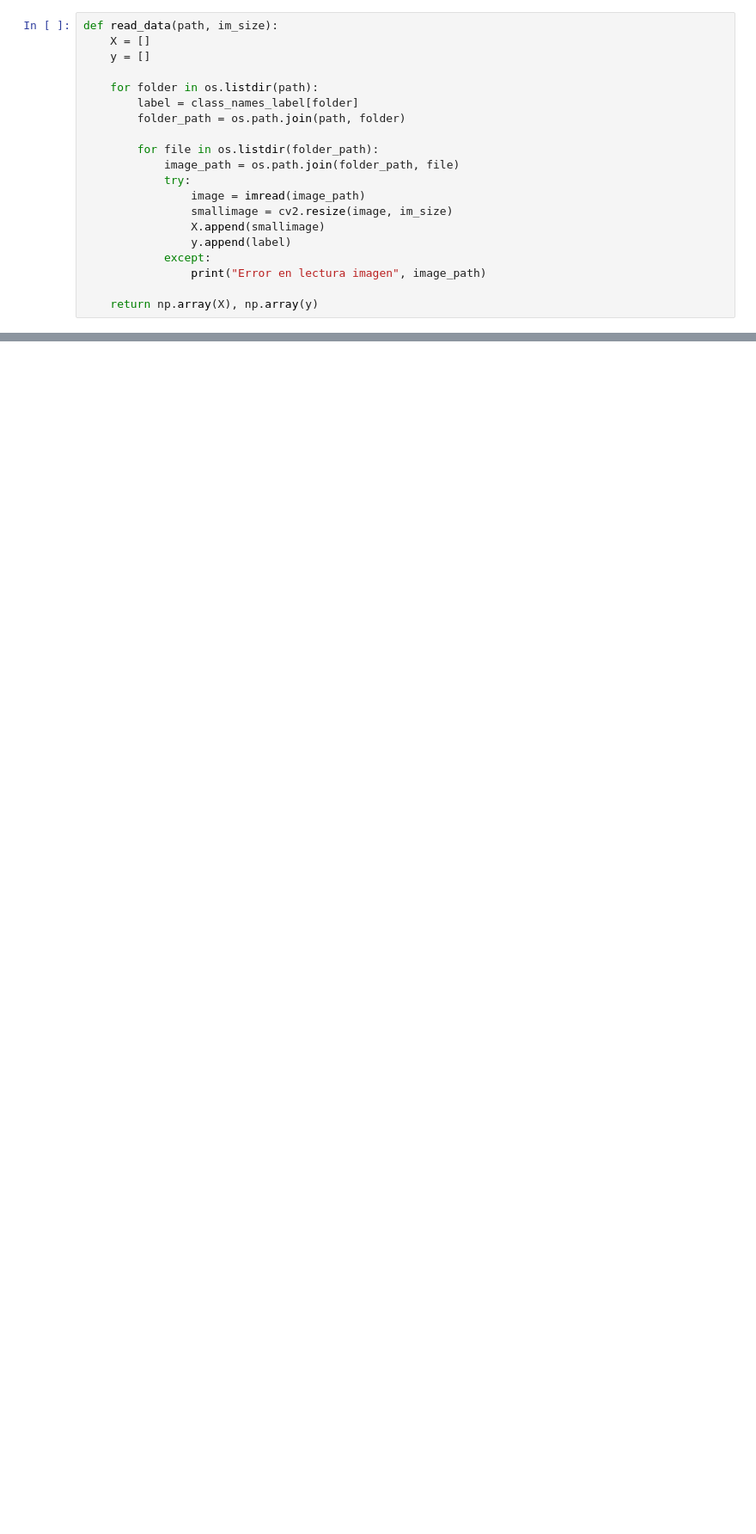
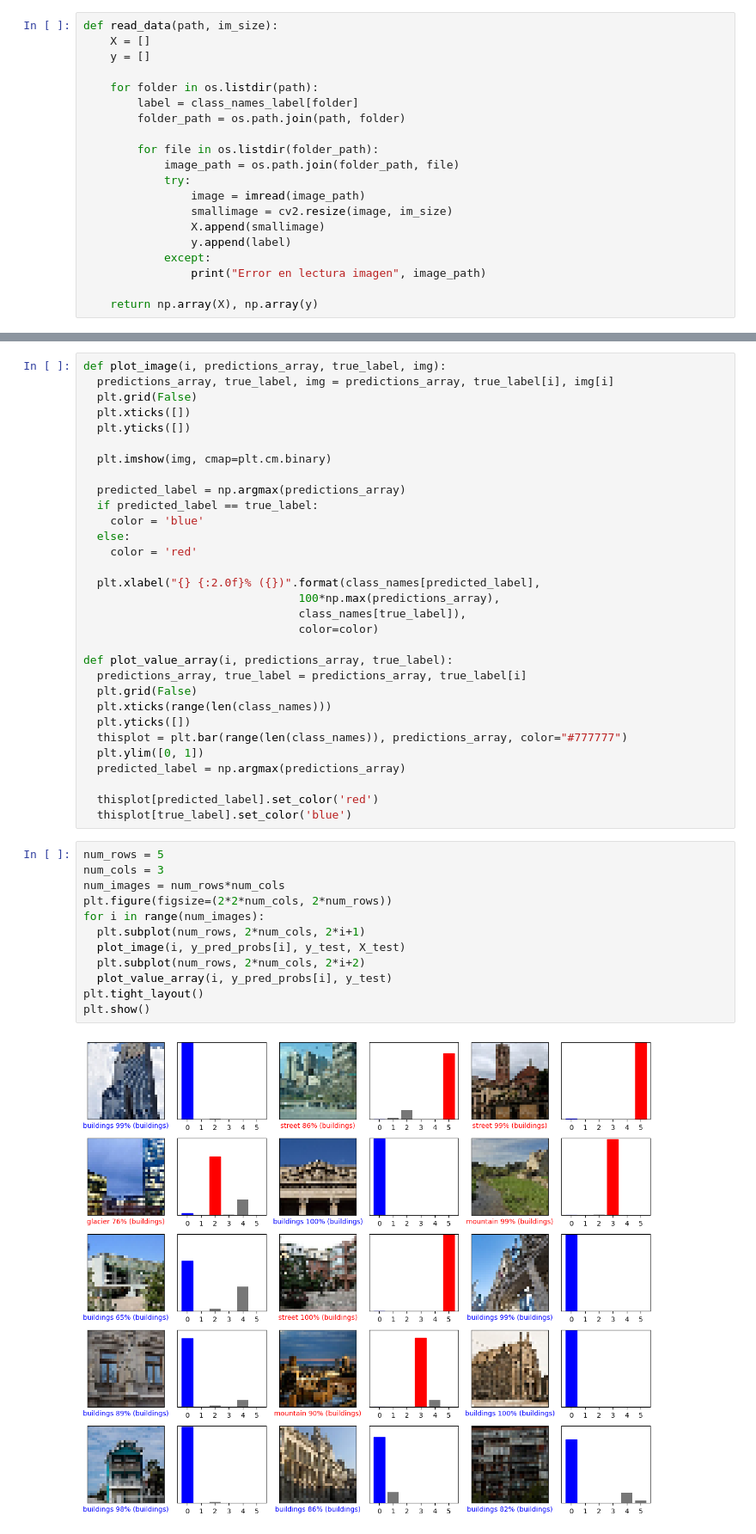
Before and after one commit to InigoLopez1999/2503_dsft_thebridge_inigolopez, a Jupyter notebook: 3-Machine_Learning/3-Deep_Learning/2-Redes_Convolucionales/ejercicios/Clasificador_paisajes.ipynb, the cells around one changed output, grey strips where cells are left out. Shown: that part at 86% size. Saved outputs shown, nothing was run; the diff lists cells and outputs as text; blank space fills up the shorter version.

```diff
--- a/3-Machine_Learning/3-Deep_Learning/2-Redes_Convolucionales/ejercicios/Clasificador_paisajes.ipynb
+++ b/3-Machine_Learning/3-Deep_Learning/2-Redes_Convolucionales/ejercicios/Clasificador_paisajes.ipynb
@@ -75,0 +181,45 @@ print(y_test.shape)
+# %%
+def plot_image(i, predictions_array, true_label, img):
+  predictions_array, true_label, img = predictions_array, true_label[i], img[i]
+  plt.grid(False)
+  plt.xticks([])
+  plt.yticks([])
+
+  plt.imshow(img, cmap=plt.cm.binary)
+
+  predicted_label = np.argmax(predictions_array)
+  if predicted_label == true_label:
+    color = 'blue'
+  else:
+    color = 'red'
+
+  plt.xlabel("{} {:2.0f}% ({})".format(class_names[predicted_label],
+                                100*np.max(predictions_array),
+                                class_names[true_label]),
+                                color=color)
+
+def plot_value_array(i, predictions_array, true_label):
+  predictions_array, true_label = predictions_array, true_label[i]
+  plt.grid(False)
+  plt.xticks(range(len(class_names)))
+  plt.yticks([])
+  thisplot = plt.bar(range(len(class_names)), predictions_array, color="#777777")
+  plt.ylim([0, 1])
+  predicted_label = np.argmax(predictions_array)
+
+  thisplot[predicted_label].set_color('red')
+  thisplot[true_label].set_color('blue')
+# %%
+num_rows = 5
+num_cols = 3
+num_images = num_rows*num_cols
+plt.figure(figsize=(2*2*num_cols, 2*num_rows))
+for i in range(num_images):
+  plt.subplot(num_rows, 2*num_cols, 2*i+1)
+  plot_image(i, y_pred_probs[i], y_test, X_test)
+  plt.subplot(num_rows, 2*num_cols, 2*i+2)
+  plot_value_array(i, y_pred_probs[i], y_test)
+plt.tight_layout()
+plt.show()
+# %% [output]
+[figure, added]
```
Also changed, not shown: parts of 26 cells of this notebook.
